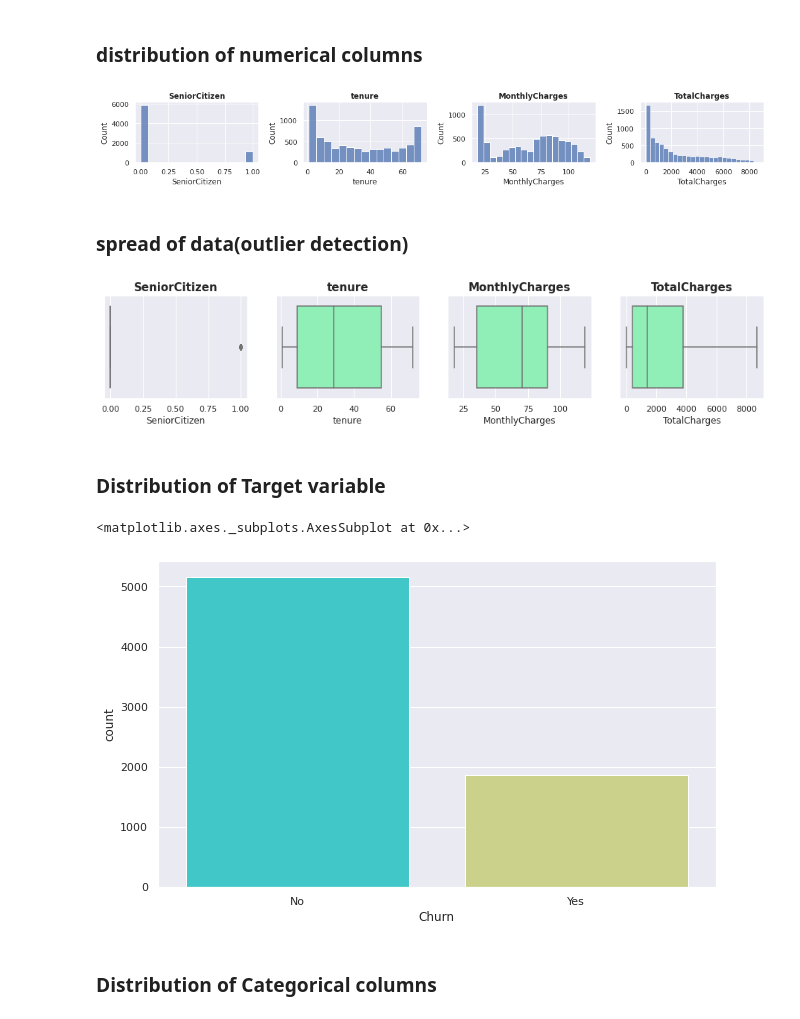
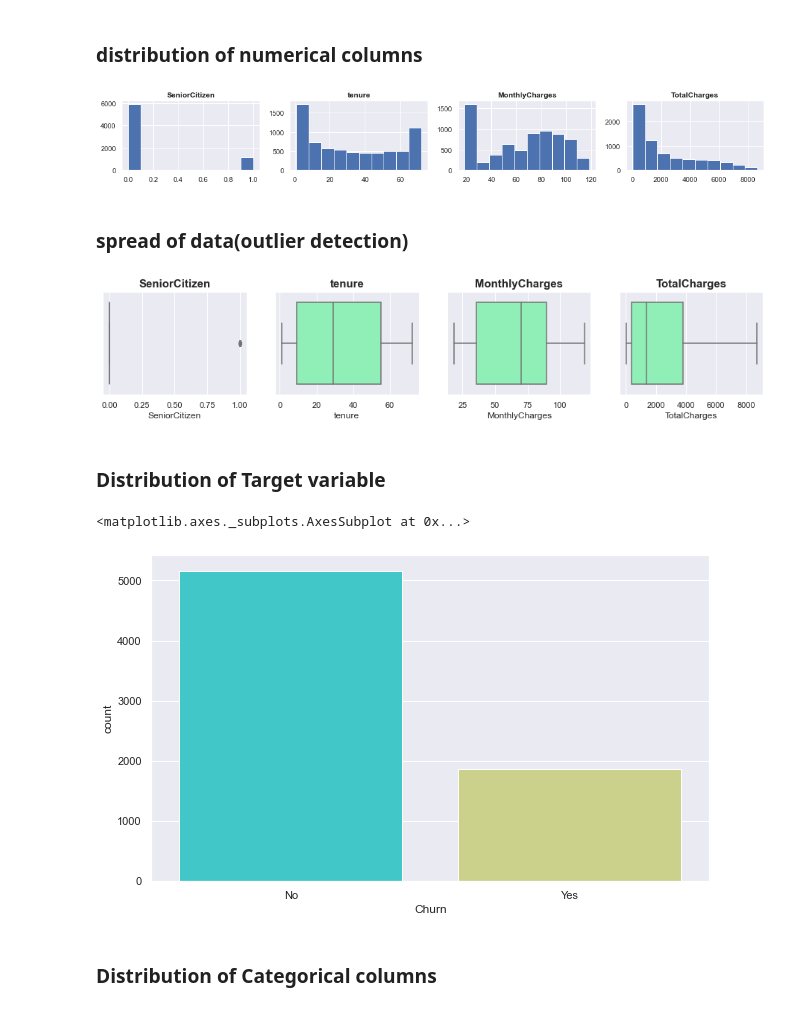
Before and after one commit to BALAJIHARIDASAN/Machine-Learning-Classification, a Jupyter notebook: Telecom Churn Prediction/Telecom_churn_model.ipynb, the cells around one changed output. Saved outputs shown, nothing was run; the diff lists cells and outputs as text; code cells hidden in the pictures.

```diff
--- a/Telecom Churn Prediction/Telecom_churn_model.ipynb
+++ b/Telecom Churn Prediction/Telecom_churn_model.ipynb
@@ -536,20 +533,20 @@ dtype: object
 # %%
 #unvariate analysis
 
 # distribution of Numerical variables
 
 ### Checking outliers in numerical features
 
 plt.figure(figsize=(15,10))
 for i in enumerate(numerical_features):
     plt.subplot(5, 4, i[0]+1)
     sns.set(rc={'figure.figsize':(10,6)})
-    sns.histplot(data=df, x=i[1], palette ='rainbow')
+    plt.hist(data=df, x=i[1],)
     plt.title("{}".format(i[1]), fontweight="bold")
     plt.tight_layout()
     plt.show
 # %% [output]
-[figure, old version]
+[figure, new version]
 # %% [markdown]
 ### spread of data(outlier detection)
 # %%
@@ -565,7 +562,7 @@ for feature in enumerate(numerical_features):
     sns.boxplot(data=df, x=feature[1], palette = 'rainbow')
     plt.title("{}".format(feature[1]), fontweight="bold", fontsize=15)
 # %% [output]
-[figure, old version]
+[figure, new version]
 # %% [markdown]
 ### Distribution of Target variable
 # %%
@@ -574,7 +571,7 @@ for feature in enumerate(numerical_features):
 sns.countplot(df['Churn'],palette = 'rainbow')
 # %% [output]
 <matplotlib.axes._subplots.AxesSubplot at 0x...>
-[figure, old version]
+[figure, new version]
 # %% [markdown]
 ### Distribution of Categorical columns
 # %%
```
Also changed, not shown: parts of 38 cells of this notebook.
